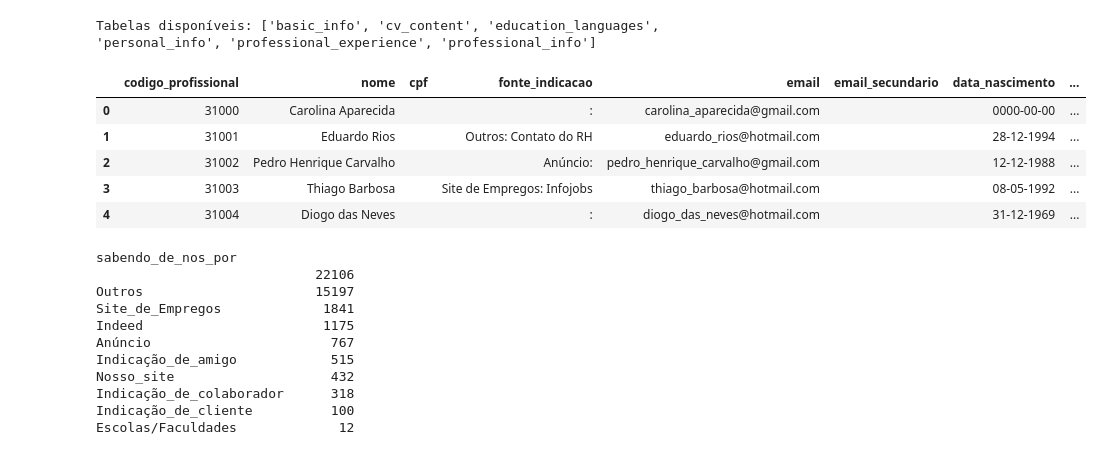
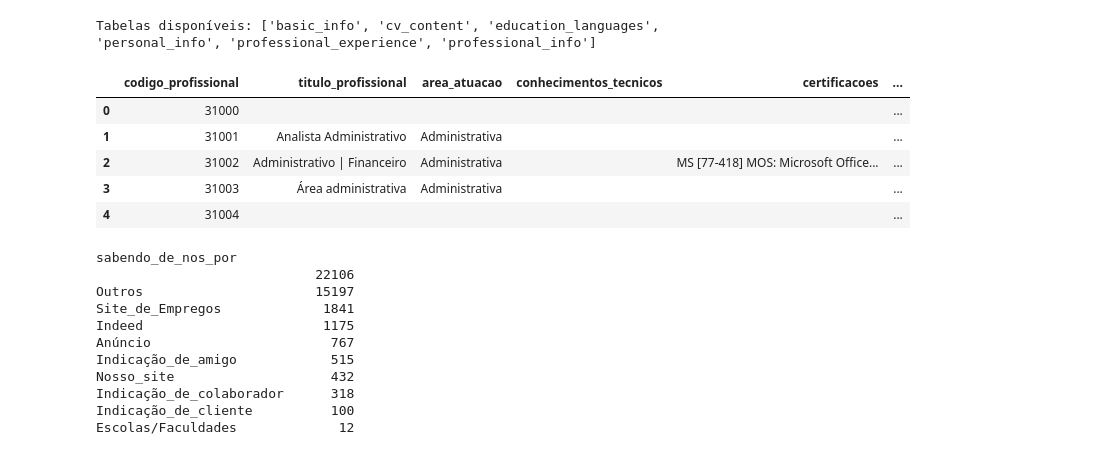
Before and after one commit to Sombra-MLET2/Datathon, a Jupyter notebook: model/train_model.ipynb, the cells around one changed output. Saved outputs shown, nothing was run; the diff lists cells and outputs as text; code cells hidden in the pictures.

```diff
--- a/model/train_model.ipynb
+++ b/model/train_model.ipynb
@@ -69,17 +69,17 @@ df_professional_info = pd.read_sql(query, engine)
 # %%
 #df_basic_info.head()
 #df_cv_content.head()
 #df_education_languages.head()
-df_personal_info.head()
+#df_personal_info.head()
 #df_professional_experience.head()
-#df_professional_info.head()
+df_professional_info.head()
 # %% [output]
-|  | codigo_profissional | nome | cpf | fonte_indicacao | email | email_secundario | data_nascimento | ... |
-| 0 | 31000 | Carolina Aparecida |  | : | carolina_aparecida@gmail.com |  | 0000-00-00 | ... |
-| 1 | 31001 | Eduardo Rios |  | Outros: Contato do RH | eduardo_rios@hotmail.com |  | 28-12-1994 | ... |
-| 2 | 31002 | Pedro Henrique Carvalho |  | Anúncio: | pedro_henrique_carvalho@gmail.com |  | 12-12-1988 | ... |
-| 3 | 31003 | Thiago Barbosa |  | Site de Empregos: Infojobs | thiago_barbosa@hotmail.com |  | 08-05-1992 | ... |
-| 4 | 31004 | Diogo das Neves |  | : | diogo_das_neves@hotmail.com |  | 31-12-1969 | ... |
+|  | codigo_profissional | titulo_profissional | area_atuacao | conhecimentos_tecnicos | certificacoes | ... |
+| 0 | 31000 |  |  |  |  | ... |
+| 1 | 31001 | Analista Administrativo | Administrativa |  |  | ... |
+| 2 | 31002 | Administrativo | Financeiro | Administrativa |  | MS [77-418] MOS: Microsoft Office... | ... |
+| 3 | 31003 | Área administrativa | Administrativa |  |  | ... |
+| 4 | 31004 |  |  |  |  | ... |
 # %%
 # Investigando os dados
 df_basic_info.sabendo_de_nos_por = df_basic_info.sabendo_de_nos_por.fillna("Não informado")
```
Also changed, not shown: parts of 7 cells of this notebook.
